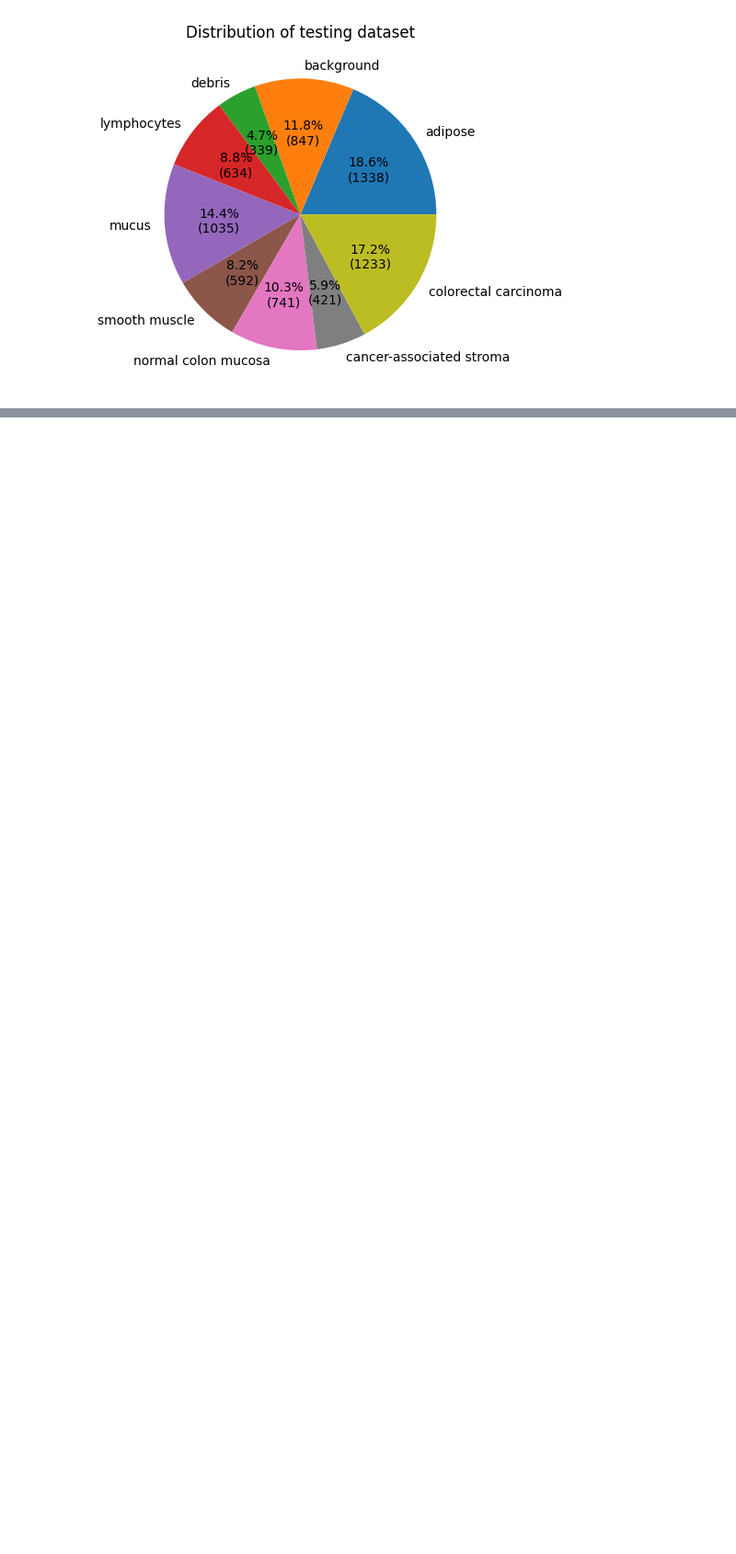
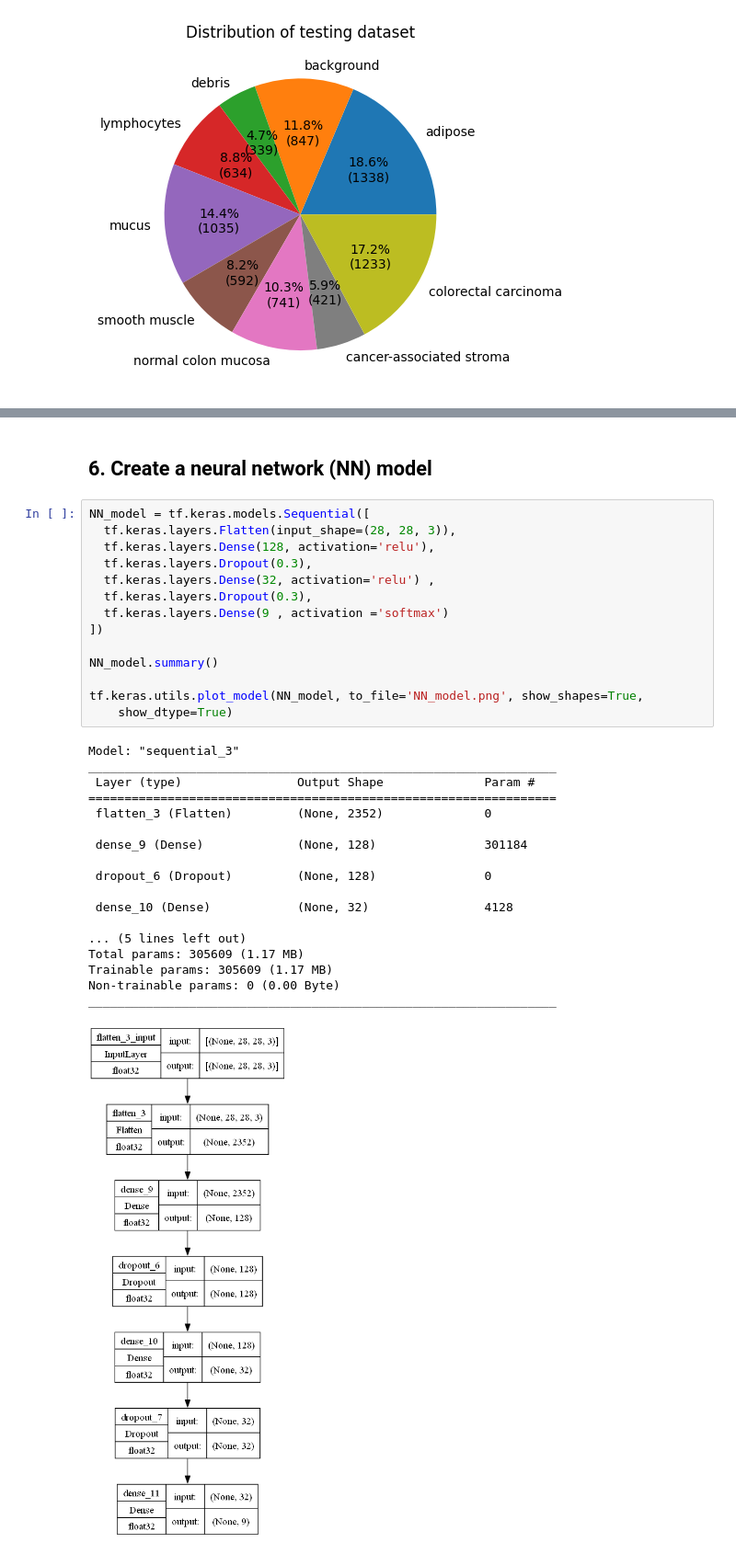
Before and after one commit to alexngys/AMLS_23-24_SN20000879, a Jupyter notebook: B/train.ipynb, the cells around one changed output, grey strips where cells are left out. Shown at 92% size. Saved outputs shown, nothing was run; the diff lists cells and outputs as text; blank space fills up the shorter version.

```diff
--- a/B/train.ipynb
+++ b/B/train.ipynb
@@ -87,0 +132,35 @@ plt.show()
+# %% [markdown]
+## 6. Create a neural network (NN) model
+# %%
+NN_model = tf.keras.models.Sequential([
+  tf.keras.layers.Flatten(input_shape=(28, 28, 3)),
+  tf.keras.layers.Dense(128, activation='relu'),
+  tf.keras.layers.Dropout(0.3),
+  tf.keras.layers.Dense(32, activation='relu') ,
+  tf.keras.layers.Dropout(0.3),
+  tf.keras.layers.Dense(9 , activation ='softmax')
+])
+
+NN_model.summary()
+
+tf.keras.utils.plot_model(NN_model, to_file='NN_model.png', show_shapes=True,
+    show_dtype=True)
+# %% [output]
+Model: "sequential_3"
+_________________________________________________________________
+ Layer (type)                Output Shape              Param #
+=================================================================
+ flatten_3 (Flatten)         (None, 2352)              0
+
+ dense_9 (Dense)             (None, 128)               301184
+
+ dropout_6 (Dropout)         (None, 128)               0
+
+ dense_10 (Dense)            (None, 32)                4128
+
+... (5 lines left out)
+Total params: 305609 (1.17 MB)
+Trainable params: 305609 (1.17 MB)
+Non-trainable params: 0 (0.00 Byte)
+_________________________________________________________________
+[figure, added]
```
Also changed, not shown: parts of 13 cells of this notebook, 1 other file.
